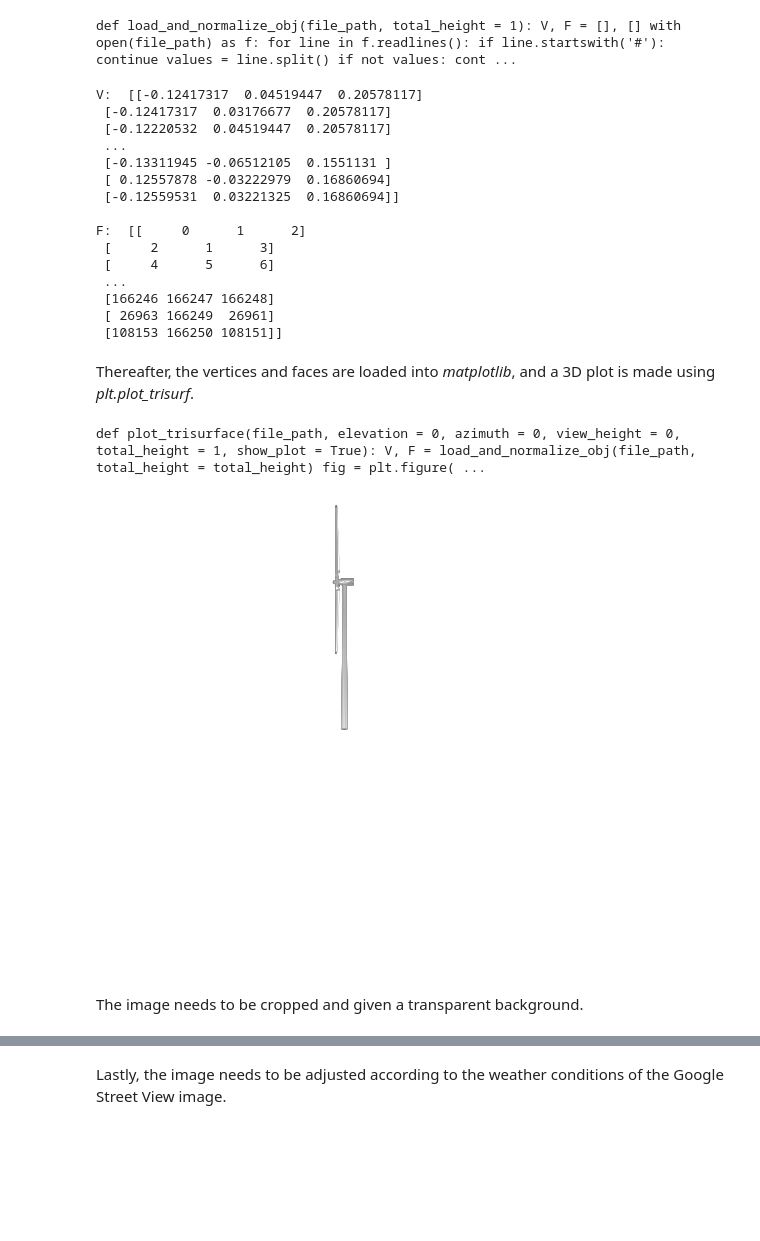
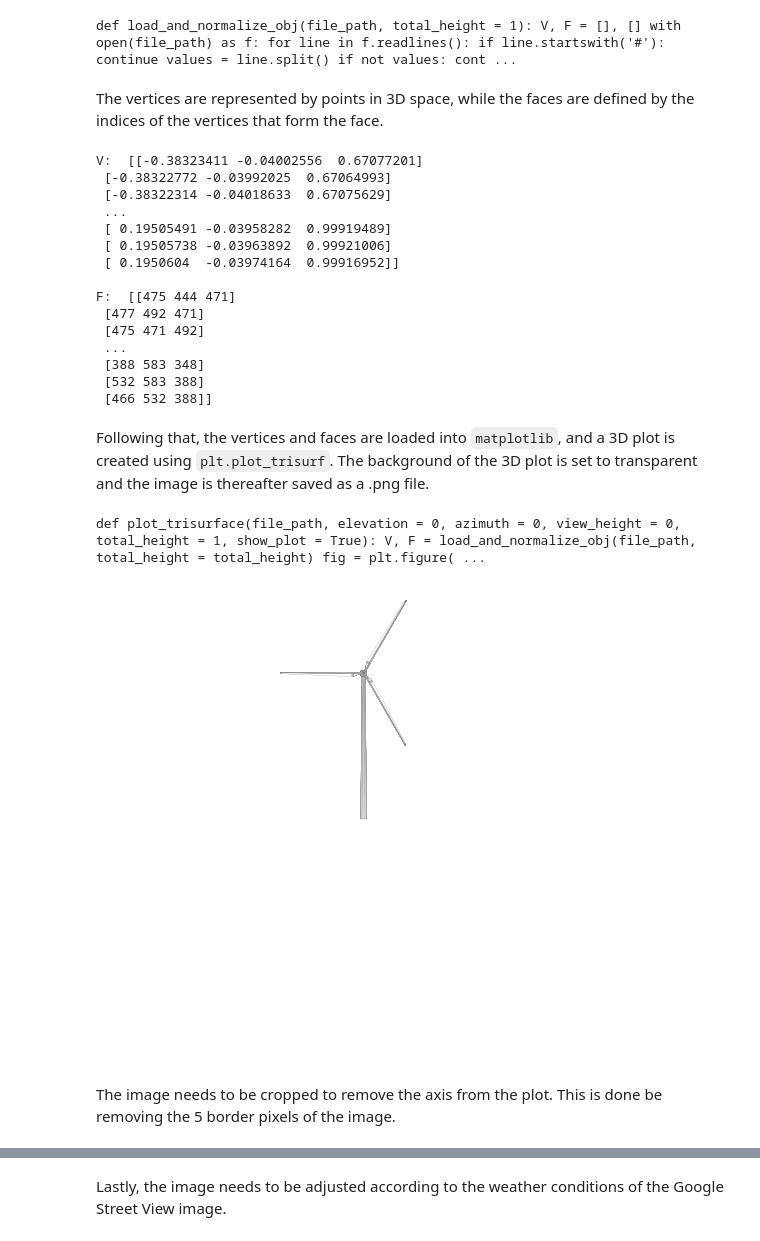
Before and after one commit to FPWRasmussen/DTU-Special-Course, a Jupyter notebook: src/visual/3d_object_to_image.ipynb, the cells around one changed output, grey strips where cells are left out. Drawn from its saved outputs; the diff is of its cells as text; code cells hidden in the pictures; blank space fills up the shorter version.

```diff
--- a/src/visual/3d_object_to_image.ipynb
+++ b/src/visual/3d_object_to_image.ipynb
@@ -19,37 +14,39 @@ Firstly, the vertices and faces are loaded from the .obj and normalized with the
 HTML(print_code(load_and_normalize_obj))
 # %% [output]
 def load_and_normalize_obj(file_path, total_height = 1): V, F = [], [] with open(file_path) as f: for line in f.readlines(): if line.startswith('#'): continue values = line.split() if not values: cont ...
+# %% [markdown]
+The vertices are represented by points in 3D space, while the faces are defined by the indices of the vertices that form the face.
 # %%
-V, F = load_and_normalize_obj("../assets/eiffel.obj", total_height = 1)
+V, F = load_and_normalize_obj("../../assets/turbine.obj", total_height = 1)
 print("V: ",V,"\n\nF: ", F)
 # %% [output]
-V:  [[-0.12417317  0.04519447  0.20578117]
- [-0.12417317  0.03176677  0.20578117]
- [-0.12220532  0.04519447  0.20578117]
+V:  [[-0.38323411 -0.04002556  0.67077201]
+ [-0.38322772 -0.03992025  0.67064993]
+ [-0.38322314 -0.04018633  0.67075629]
  ...
- [-0.13311945 -0.06512105  0.1551131 ]
- [ 0.12557878 -0.03222979  0.16860694]
- [-0.12559531  0.03221325  0.16860694]]
+ [ 0.19505491 -0.03958282  0.99919489]
+ [ 0.19505738 -0.03963892  0.99921006]
+ [ 0.1950604  -0.03974164  0.99916952]]
 
-F:  [[     0      1      2]
- [     2      1      3]
- [     4      5      6]
+F:  [[475 444 471]
+ [477 492 471]
+ [475 471 492]
  ...
- [166246 166247 166248]
- [ 26963 166249  26961]
- [108153 166250 108151]]
+ [388 583 348]
+ [532 583 388]
+ [466 532 388]]
 # %% [markdown]
-Thereafter, the vertices and faces are loaded into _matplotlib_, and a 3D plot is made using _plt.plot_trisurf_.
+Following that, the vertices and faces are loaded into `matplotlib`, and a 3D plot is created using `plt.plot_trisurf`. The background of the 3D plot is set to transparent and the image is thereafter saved as a .png file.
 # %%
 HTML(print_code(plot_trisurface))
 # %% [output]
 def plot_trisurface(file_path, elevation = 0, azimuth = 0, view_height = 0, total_height = 1, show_plot = True): V, F = load_and_normalize_obj(file_path, total_height = total_height) fig = plt.figure( ...
 # %%
-plot_trisurface("../assets/turbine.obj")
+plot_trisurface("../../assets/turbine.obj", azimuth=-90)
 # %% [output]
-[figure, old version]
+[figure, new version]
-# %% [markdown]
-The image needs to be cropped and given a transparent background.
+# %% [markdown]
+The image needs to be cropped to remove the axis from the plot. This is done be removing the 5 border pixels of the image.
 # %%
 HTML(print_code(crop_image))
 # %% [output]
```
Also changed, not shown: parts of 8 cells of this notebook, 7 other files.
